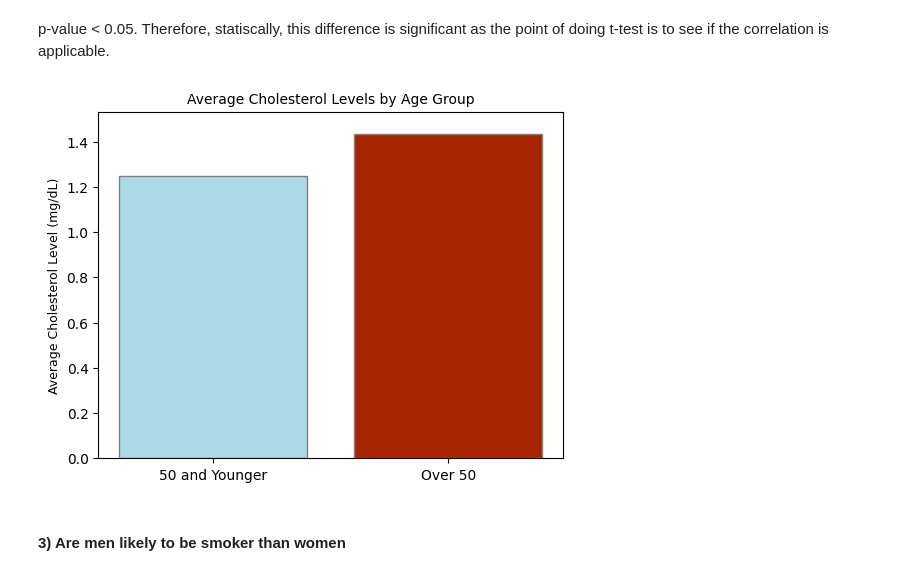
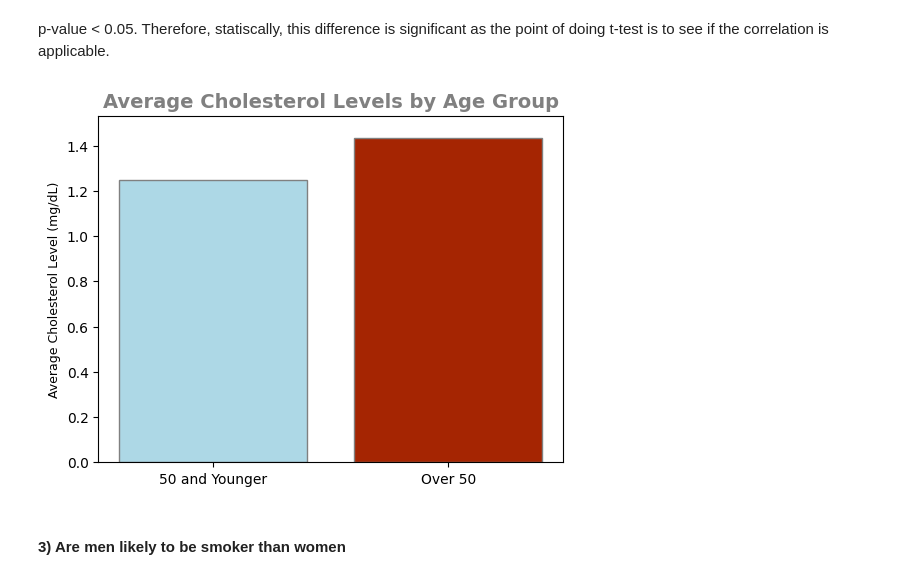
Before and after one commit to Echooed/cardio_cov, a Jupyter notebook: notebooks/cardio_cov_data_cleaning_new.ipynb, the cells around one changed output. Saved outputs shown, nothing was run; the diff lists cells and outputs as text; code cells hidden in the pictures.

```diff
--- a/notebooks/cardio_cov_data_cleaning_new.ipynb
+++ b/notebooks/cardio_cov_data_cleaning_new.ipynb
@@ -708,24 +708,24 @@ p-value < 0.05. Therefore, statiscally, this difference is significant as the po
 # %%
 # Prepare data for the bar chart
 categories = ['50 and Younger', 'Over 50']
 means = [mean_under_50,mean_over_50]
 
 # Create a bar chart
 fig, ax = plt.subplots(figsize=(6, 4.5))
 bars = ax.bar(categories, means, color=['lightblue', '#A52502'], edgecolor='grey')
 
 # Add labels and title
 ax.set_ylabel('Average Cholesterol Level (mg/dL)', fontsize=9)
-ax.set_title('Average Cholesterol Levels by Age Group', fontsize=10)
+ax.set_title('Average Cholesterol Levels by Age Group', fontsize=14, weight='bold', color='grey')
 ax.set_ylim(0, max(means)+ 0.1)  # Set y-axis limit with some padding
 
 # data labels
 '''for bar in bars:
     yval = bar.get_height()
     ax.text(bar.get_x() + bar.get_width()/2, yval + 0, f"{yval:.1f}", ha='center', va='bottom', fontsize=12)'''
 plt.show()
 # %% [output]
-[figure, old version]
+[figure, new version]
 # %% [markdown]
 #### 3) Are men likely to be smoker than women
 # %%
```
Also changed, not shown: parts of 5 cells of this notebook.
